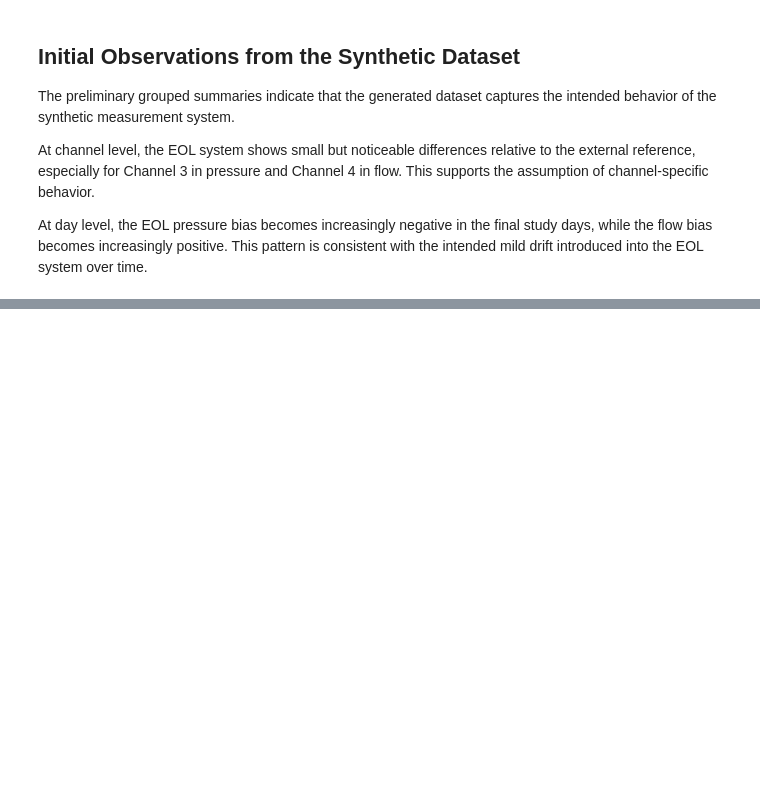
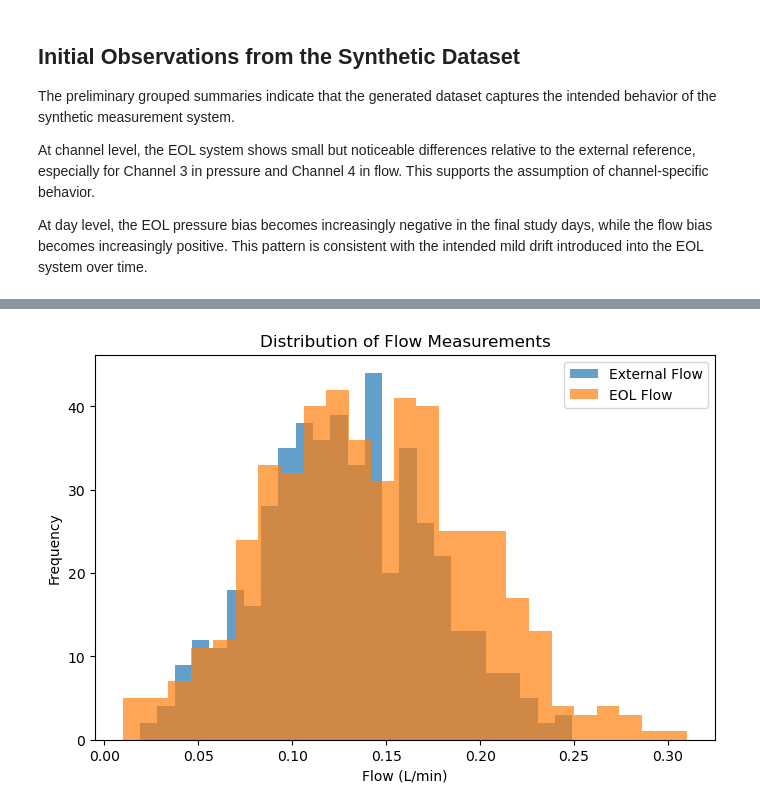
Before and after one commit to simonsvp/EOL-Measurement-System-Analysis-with-ANOVA-and-Decision-Risk, a Jupyter notebook: measurement_system_analysis.ipynb, the cells around one changed output, grey strips where cells are left out. Drawn from its saved outputs; the diff is of its cells as text; code cells hidden in the pictures; blank space fills up the shorter version.

```diff
--- a/measurement_system_analysis.ipynb
+++ b/measurement_system_analysis.ipynb
@@ -563,0 +741,11 @@ At day level, the EOL pressure bias becomes increasingly negative in the final s
+# %%
+plt.figure(figsize=(8, 5))
+plt.hist(df["ext_flow_lmin"], bins=25, alpha=0.7, label="External Flow")
+plt.hist(df["eol_flow_lmin"], bins=25, alpha=0.7, label="EOL Flow")
+plt.xlabel("Flow (L/min)")
+plt.ylabel("Frequency")
+plt.title("Distribution of Flow Measurements")
+plt.legend()
+plt.show()
+# %% [output]
+[figure, added]
```
Also changed, not shown: parts of 26 cells of this notebook.
